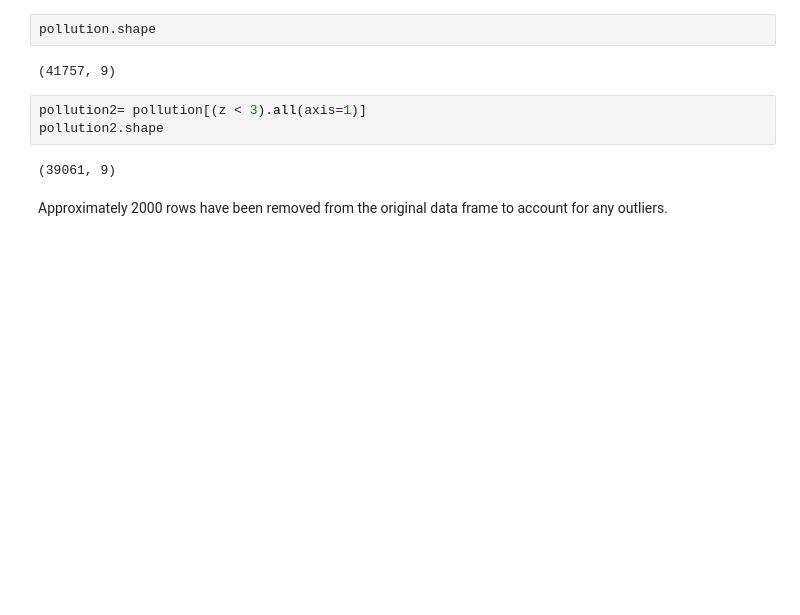
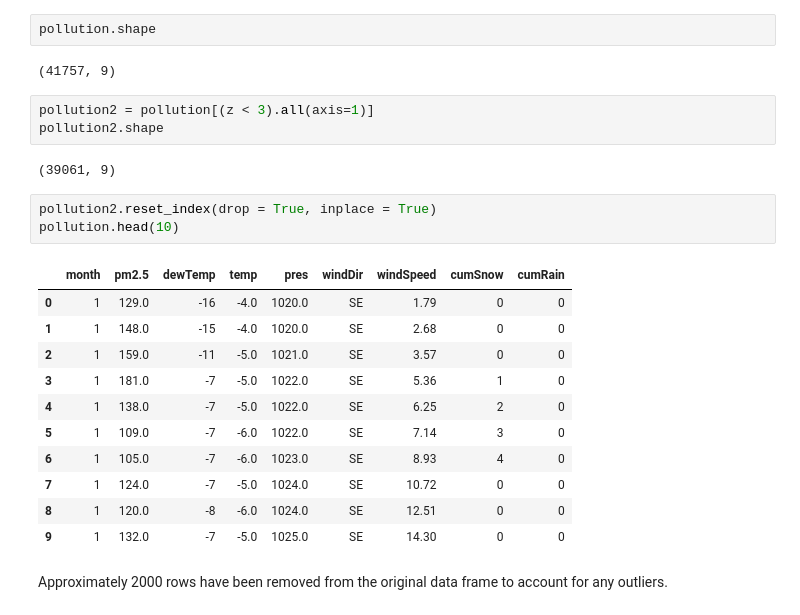
Before and after one commit to sverma1012/pollution, a Jupyter notebook: Part2_Data_Cleaning.ipynb, the cells around one changed output. Cells and saved outputs as stored; diff of their text form; blank space fills up the shorter version.

```diff
--- a/Part2_Data_Cleaning.ipynb
+++ b/Part2_Data_Cleaning.ipynb
@@ -208,10 +209,25 @@ pollution.shape
 # %% [output]
 (41757, 9)
 # %%
-pollution2= pollution[(z < 3).all(axis=1)]
+pollution2 = pollution[(z < 3).all(axis=1)]
 pollution2.shape
 # %% [output]
 (39061, 9)
+# %%
+pollution2.reset_index(drop = True, inplace = True)
+pollution.head(10)
+# %% [output]
+|  | month | pm2.5 | dewTemp | temp | pres | windDir | windSpeed | cumSnow | cumRain |
+| 0 | 1 | 129.0 | -16 | -4.0 | 1020.0 | SE | 1.79 | 0 | 0 |
+| 1 | 1 | 148.0 | -15 | -4.0 | 1020.0 | SE | 2.68 | 0 | 0 |
+| 2 | 1 | 159.0 | -11 | -5.0 | 1021.0 | SE | 3.57 | 0 | 0 |
+| 3 | 1 | 181.0 | -7 | -5.0 | 1022.0 | SE | 5.36 | 1 | 0 |
+| 4 | 1 | 138.0 | -7 | -5.0 | 1022.0 | SE | 6.25 | 2 | 0 |
+| 5 | 1 | 109.0 | -7 | -6.0 | 1022.0 | SE | 7.14 | 3 | 0 |
+| 6 | 1 | 105.0 | -7 | -6.0 | 1023.0 | SE | 8.93 | 4 | 0 |
+| 7 | 1 | 124.0 | -7 | -5.0 | 1024.0 | SE | 10.72 | 0 | 0 |
+| 8 | 1 | 120.0 | -8 | -6.0 | 1024.0 | SE | 12.51 | 0 | 0 |
+| 9 | 1 | 132.0 | -7 | -5.0 | 1025.0 | SE | 14.30 | 0 | 0 |
 # %% [markdown]
 Approximately 2000 rows have been removed from the original data frame to account for any outliers.
 # %%
```
Also changed, not shown: parts of 36 cells of this notebook, 4 other files.
